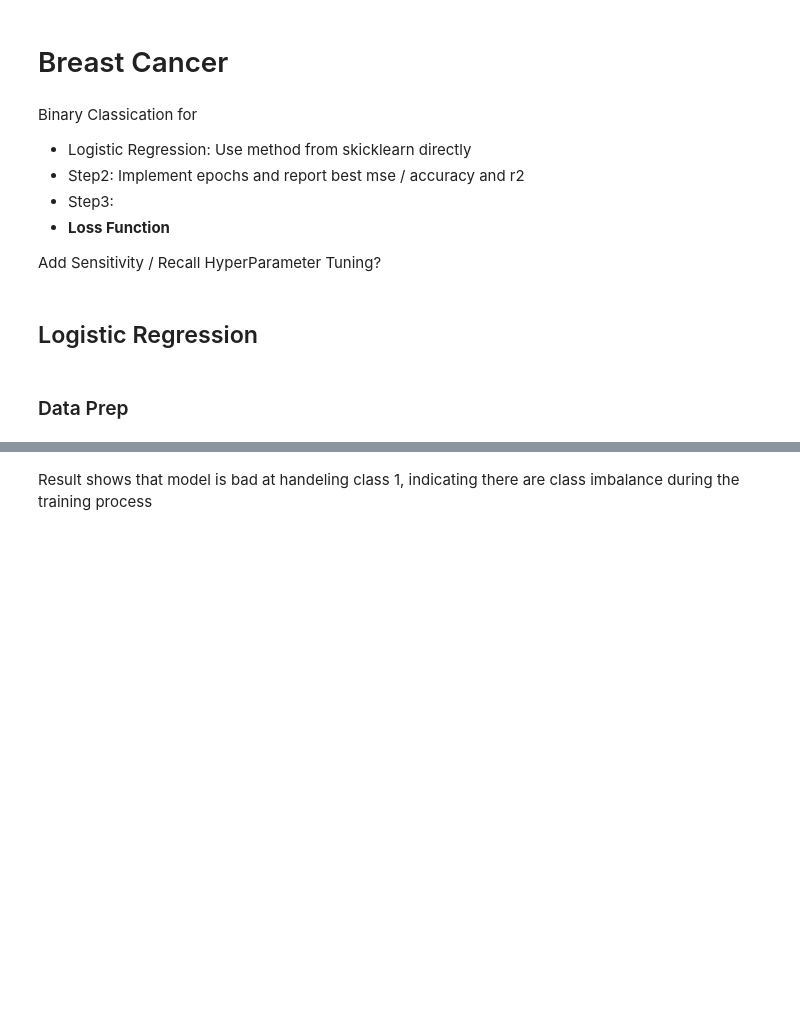
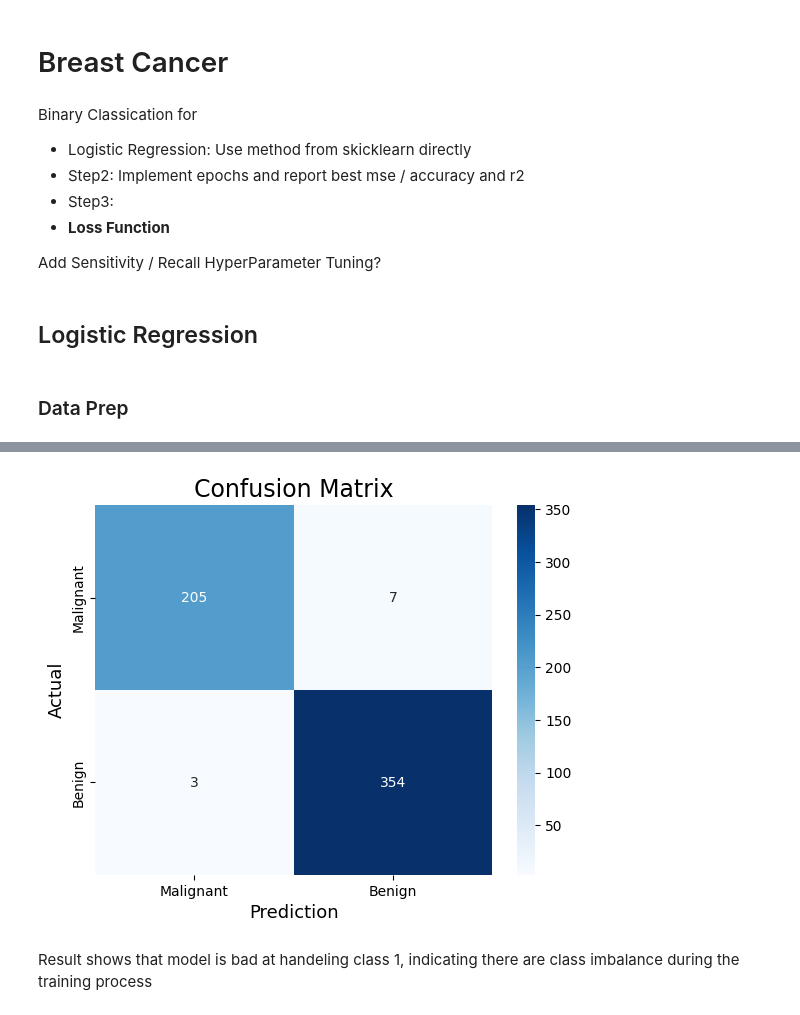
Before and after one commit to monawang09/ECS171-Final, a Jupyter notebook: Breast_Cancer.ipynb, the cells around one changed output, grey strips where cells are left out. Saved outputs shown, nothing was run; the diff lists cells and outputs as text; code cells hidden in the pictures; blank space fills up the shorter version.

```diff
--- a/Breast_Cancer.ipynb
+++ b/Breast_Cancer.ipynb
@@ -125,0 +19,97 @@ weighted avg       0.14      0.37      0.20       569
+# %%
+
+import numpy as np
+from sklearn.datasets import load_breast_cancer
+from sklearn.model_selection import KFold, GridSearchCV
+from sklearn.linear_model import SGDClassifier
+from sklearn.preprocessing import StandardScaler
+from sklearn.metrics import accuracy_score, classification_report, confusion_matrix
+import matplotlib.pyplot as plt
+import seaborn as sns
+from imblearn.over_sampling import SMOTE
+
+def logisticRegressionWithTuning(X, y, epochs, folds, random_state=None):
+    models = []
+    accuracy_scores = []
+    best_params_list = []
+    scaler = StandardScaler()
+    X_scaled = scaler.fit_transform(X)
+
+    kf = KFold(n_splits=folds, shuffle=True, random_state=random_state)
+    for train_index, test_index in kf.split(X):
+        X_train, X_test = X[train_index], X[test_index]
+        y_train, y_test = y[train_index], y[test_index]
+
+        scaler = StandardScaler()
+        X_train_scaled = scaler.fit_transform(X_train)
+        X_test_scaled = scaler.transform(X_test)
+
+        smote = SMOTE(random_state=random_state)
+        X_train_resampled, y_train_resampled = smote.fit_resample(X_train_scaled, y_train)
+
+        model = SGDClassifier(loss="log_loss", class_weight='balanced', random_state=random_state)
+        param_grid = {
+            'alpha': [0.0001, 0.001, 0.01, 0.1, 1],
+            'max_iter': [1000, 2000, 3000]
+        }
+
+        #take_care of hyperparameter tuning here ->
+        grid_search = GridSearchCV(estimator=model, param_grid=param_grid, cv=3, scoring='accuracy')
+        grid_search.fit(X_train_resampled, y_train_resampled)
+
+        best_model = grid_search.best_estimator_
+        y_pred = best_model.predict(X_test_scaled)
+
+        accuracy = accuracy_score(y_test, y_pred)
+        print(f"The accuracy for this fold is: {accuracy}")
+
+        accuracy_scores.append(accuracy)
+        models.append(best_model)
+        best_params_list.append(grid_search.best_params_)
+
+    max_accuracy_index = np.argmax(accuracy_scores)
+    best_model_overall = models[max_accuracy_index]
+    average_accuracy = np.mean(accuracy_scores)
+    best_params = best_params_list[max_accuracy_index]
+
+    print(f"Accuracy Score Mean: {average_accuracy}")
+    print(f"Best parameters found: {grid_search.best_params_}")
+
+    return average_accuracy, best_model_overall, best_params
+
+breast_cancer = load_breast_cancer()
+X = breast_cancer.data
+y = breast_cancer.target
+print("Dataset size:{}".format(X.shape[0]))
+
+average_acc, best_model, best_params = logisticRegressionWithTuning(X, y, epochs=100, folds=20, random_state=42)
+
+scaler = StandardScaler()
+X_scaled = scaler.fit_transform(X)
+smote = SMOTE(random_state=42)
+X_resampled, y_resampled = smote.fit_resample(X_scaled, y)
+
+best_model = SGDClassifier(loss="log_loss", class_weight='balanced',
+                           alpha=best_params['alpha'], max_iter=best_params['max_iter'], random_state=42)
+best_model.fit(X_resampled, y_resampled)
+
+
+y_pred = best_model.predict(X_scaled)
+
+final_accuracy = accuracy_score(y, y_pred)
+class_report = classification_report(y, y_pred, zero_division=0)
+print(f"Accuracy on the entire dataset: {final_accuracy}")
+
+cm = confusion_matrix(y, y_pred)
+print(class_report)
+sns.heatmap(cm,
+            annot=True,
+            fmt='g',
+            xticklabels=['Malignant', 'Benign'],
+            yticklabels=['Malignant', 'Benign'],
+            cmap='Blues')
+plt.xlabel('Prediction', fontsize=13)
+plt.ylabel('Actual', fontsize=13)
+plt.title('Confusion Matrix', fontsize=17)
+plt.show()
+# %% [output]
@@ -126,2 +133,3 @@ weighted avg       0.14      0.37      0.20       569
+[figure, added]
 # %% [markdown]
 Result shows that model is bad at handeling class 1, indicating there are class imbalance during the training process
```
Also changed, not shown: parts of 8 cells of this notebook.
